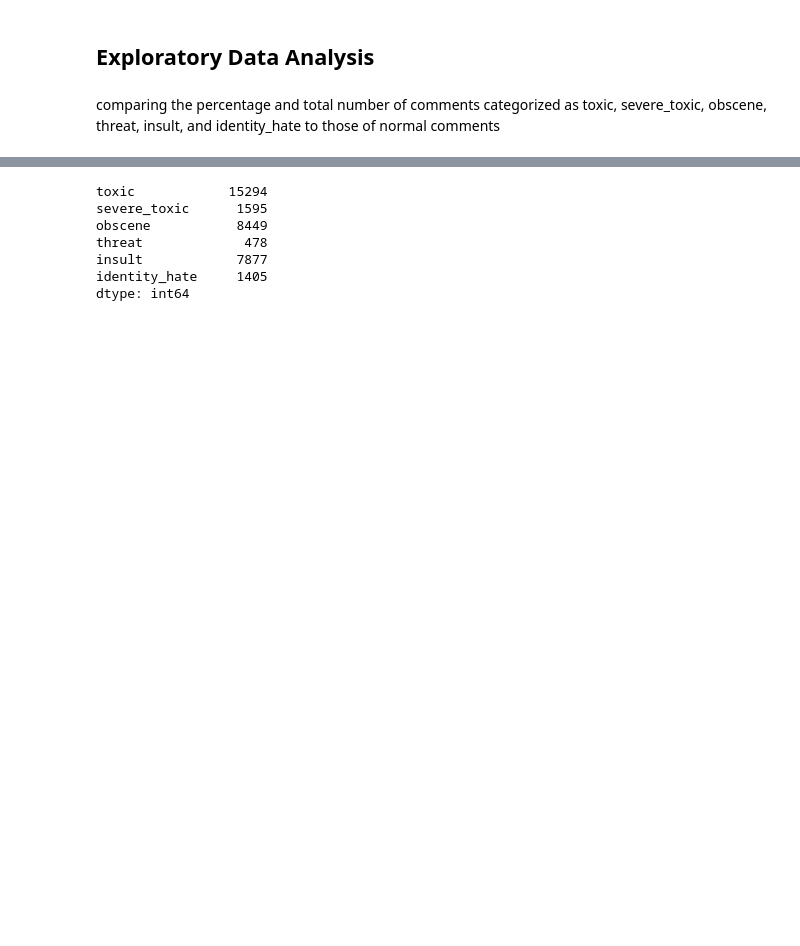
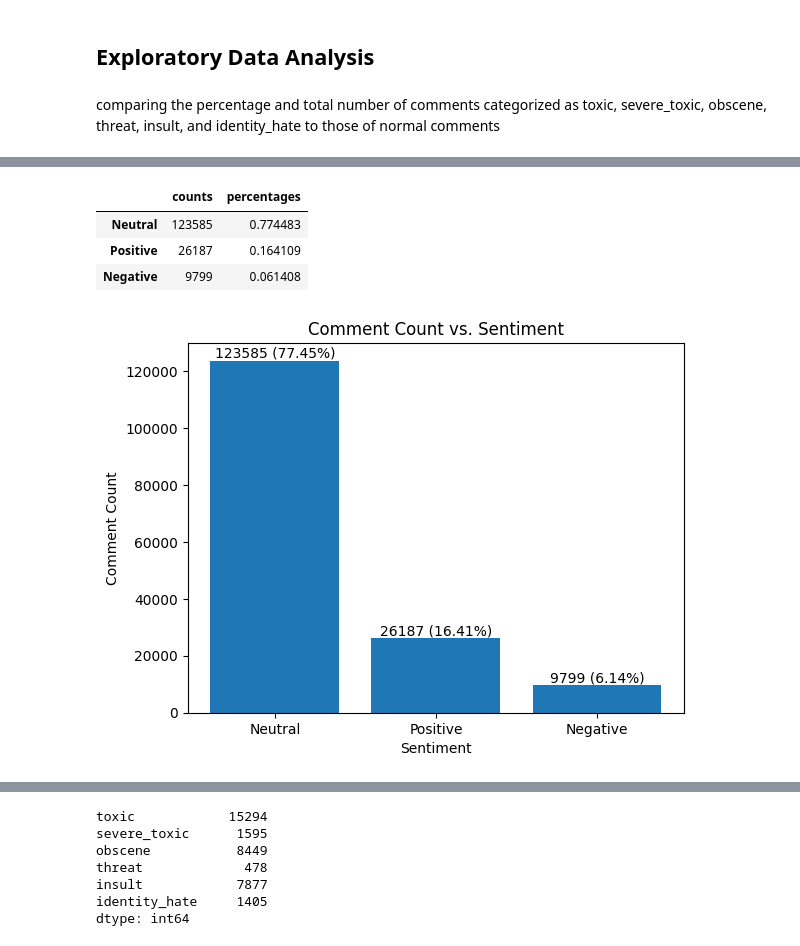
Before and after one commit to whoismanoj/Team3-SC1005-miniProject-ToxicCommentClassifier, a Jupyter notebook: DSAI_Project.ipynb, the cells around one changed output, grey strips where cells are left out. Saved outputs shown, nothing was run; the diff lists cells and outputs as text; code cells hidden in the pictures; blank space fills up the shorter version.

```diff
--- a/DSAI_Project.ipynb
+++ b/DSAI_Project.ipynb
@@ -122,3 +154,35 @@ comparing the percentage and total number of comments categorized as toxic, seve
+# %%
+count = df['sentiment'].value_counts()
+perc = df['sentiment'].value_counts(normalize=True)
+pd.DataFrame({'counts': count, 'percentages': perc})
+# %% [output]
+|  | counts | percentages |
+| Neutral | 123585 | 0.774483 |
+| Positive | 26187 | 0.164109 |
+| Negative | 9799 | 0.061408 |
+# %%
+# sample data
+categories = df['sentiment'].unique().tolist()
+values = df['sentiment'].value_counts().tolist()
+
+# calculate percentages
+total = sum(values)
+percentages = [(value / total) * 100 for value in values]
+
+# plot the bar graph
+fig, ax = plt.subplots()
+ax.bar(categories, values)
+ax.set_title('Comment Count vs. Sentiment')
+ax.set_xlabel('Sentiment')
+ax.set_ylabel('Comment Count')
+
+# add percentages as annotations above each bar
+for i, value in enumerate(values):
+    ax.annotate(f'{value} ({percentages[i]:.2f}%)', xy=(i, value), ha='center', va='bottom')
+
+plt.show()
+# %% [output]
+[figure, added]
 # %%
 category=['toxic','severe_toxic','obscene','threat','insult','identity_hate']
 
```
Also changed, not shown: parts of 8 cells of this notebook.
